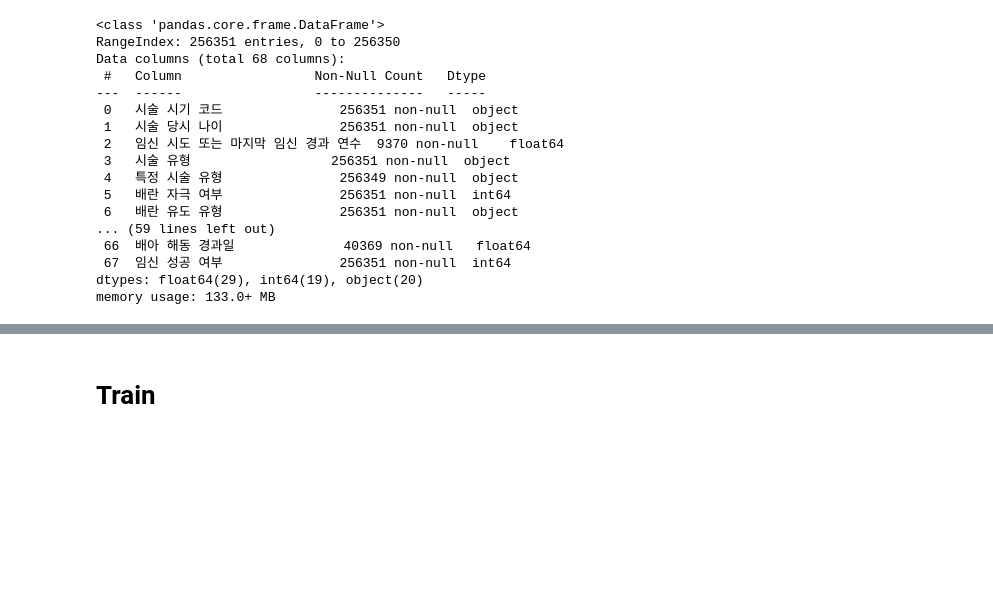
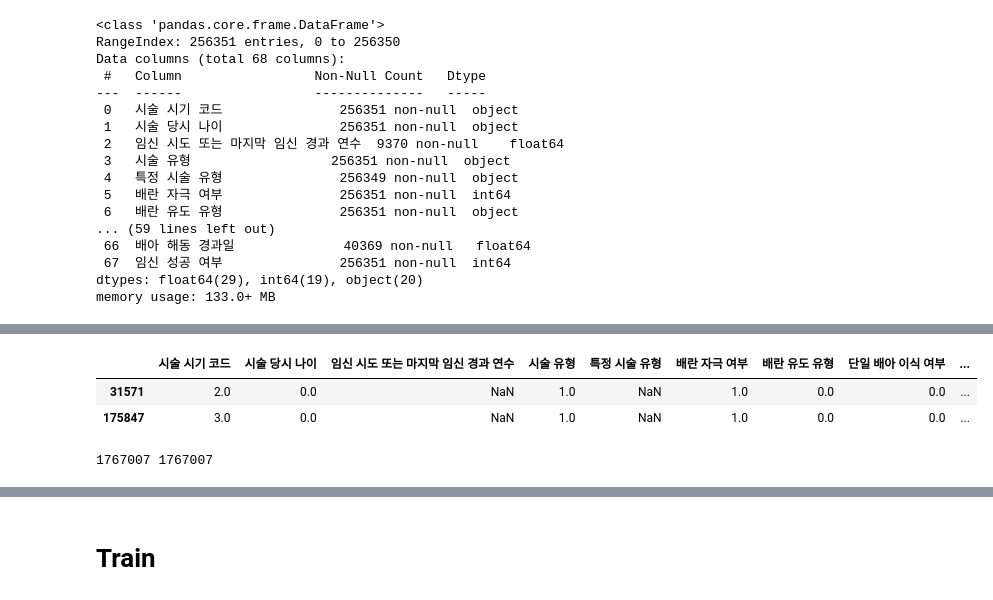
Before and after one commit to LEEINSEO-0118/LG_Aimers_Infertility, a Jupyter notebook: Code/eda.ipynb, the cells around one changed output, grey strips where cells are left out. Drawn from its saved outputs; the diff is of its cells as text; code cells hidden in the pictures; blank space fills up the shorter version.

Commit message:
feat : Add Preprocess code
preprocess null values

```diff
--- a/Code/eda.ipynb
+++ b/Code/eda.ipynb
@@ -128,0 +171,10 @@ x_test_encoded[numeric_columns] = x_test_encoded[numeric_columns].fillna(0)
+# %%
+x_train_encoded[x_train_encoded['특정 시술 유형'].isnull()]
+# %% [output]
+|  | 시술 시기 코드 | 시술 당시 나이 | 임신 시도 또는 마지막 임신 경과 연수 | 시술 유형 | 특정 시술 유형 | 배란 자극 여부 | 배란 유도 유형 | 단일 배아 이식 여부 | ... |
+| 31571 | 2.0 | 0.0 | NaN | 1.0 | NaN | 1.0 | 0.0 | 0.0 | ... |
+| 175847 | 3.0 | 0.0 | NaN | 1.0 | NaN | 1.0 | 0.0 | 0.0 | ... |
+# %%
+print(train.isnull().sum().values.sum(), x_train_encoded.isnull().sum().values.sum())
+# %% [output]
+1767007 1767007
```
Also changed, not shown: parts of 30 cells of this notebook.
